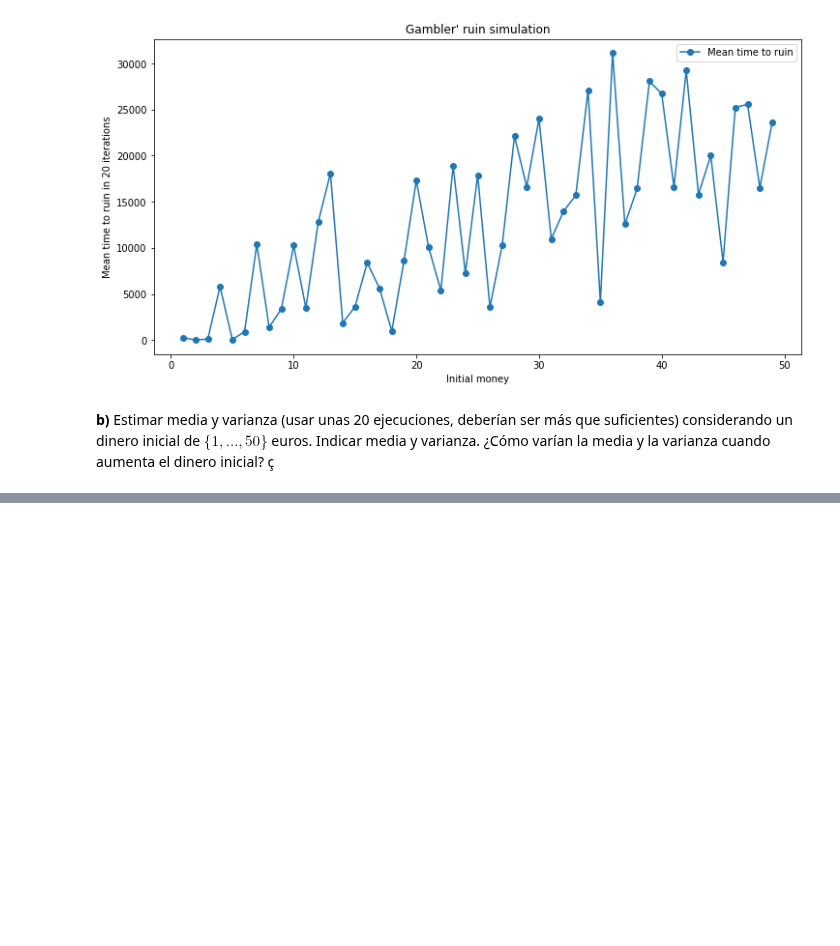
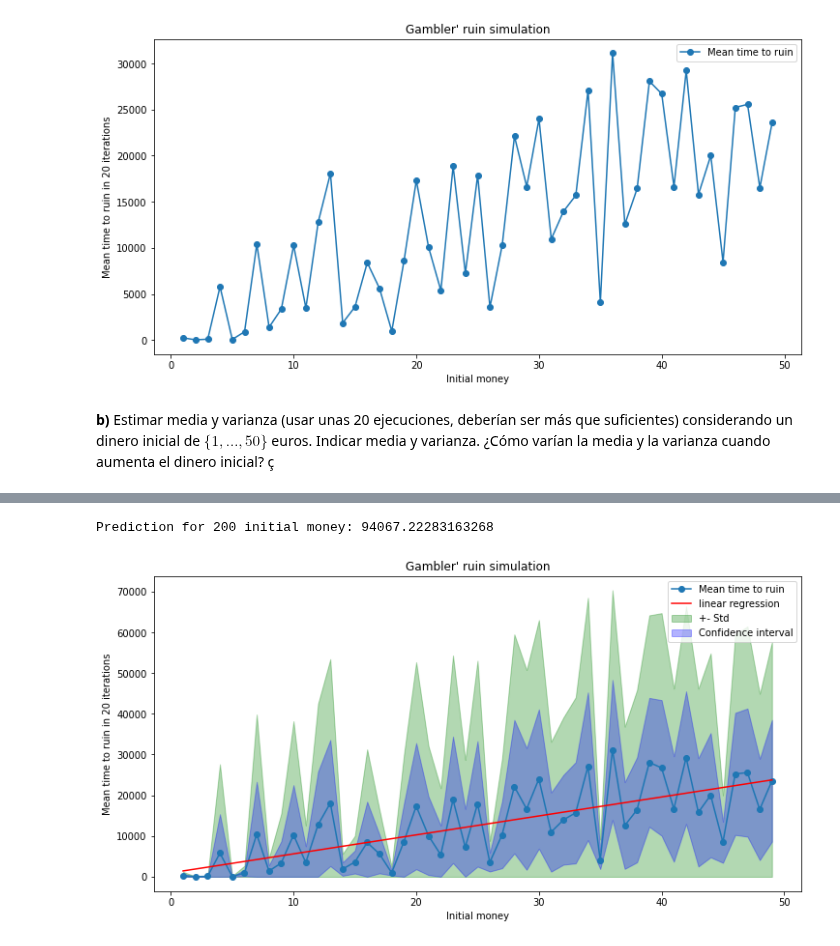
Before and after one commit to Ocete/mcd, a Jupyter notebook: PE/Discreto/final/final.ipynb, the cells around one changed output, grey strips where cells are left out. Drawn from its saved outputs; the diff is of its cells as text; code cells hidden in the pictures; blank space fills up the shorter version.

```diff
--- a/PE/Discreto/final/final.ipynb
+++ b/PE/Discreto/final/final.ipynb
@@ -113,0 +118,43 @@ plot_ruin_time_estimation()
+# %%
+def plot_ruin_time_regression(max_initial_money=50, n=20, max_steps=10**5, p=1/2, display_prediction=True):
+    """
+        Plots the mean time for a gambler's to ruin themself, against the initial money.
+        - max_initial_money: max initial money to be plotted
+        - n: the number of
+        - p: the probability of winning at each step
+    """
+    # Compute times
+    initial_money_range = np.arange(1, max_initial_money)
+    mean_and_stds = np.array([mean_and_std_of_ruin_time(initial_money, n=n, max_steps=max_steps, p=p)
+                     for initial_money in initial_money_range])
+    intervals = np.array([ compute_clipped_CI(mean, std, n) for mean, std in mean_and_stds])
+    CI_std_min, CI_std_max = np.max(mean_and_stds[:,0] - mean_and_stds[:,1], 0), mean_and_stds[:,0] + mean_and_stds[:,1]
+
+    # Compute regression
+    X = initial_money_range.reshape(-1, 1)
+    y = mean_and_stds[:,0].reshape(-1, 1)
+    reg_model = LinearRegression().fit(X, y)
+    predictions = reg_model.predict(X)
+
+    # Display the prediction for 200 initial money
+    if display_prediction:
+        result = reg_model.predict(np.array([[200]]))
+        print('Prediction for 200 initial money: {}'.format(result[0,0]))
+
+    # Plotting
+    plt.figure(figsize=(12,6))
+    plt.plot(initial_money_range, mean_and_stds[:,0], '-o')
+    plt.plot(initial_money_range, predictions, color='r')
+    plt.fill_between(initial_money_range, CI_std_min, CI_std_max, color='green', alpha=.3)
+    plt.fill_between(initial_money_range, intervals[:,0], intervals[:,1], color='b', alpha=.3)
+    plt.legend(['Mean time to ruin', 'linear regression', '+- Std', 'Confidence interval'])
+    plt.xlabel('Initial money')
+    plt.ylabel('Mean time to ruin in {} iterations'.format(n))
+    plt.title('Gambler\' ruin simulation')
+    plt.show()
+# %%
+random.seed(123)
+plot_ruin_time_regression()
+# %% [output]
+Prediction for 200 initial money: 94067.22283163268
+[figure, added]
```
Also changed, not shown: parts of 4 cells of this notebook.
